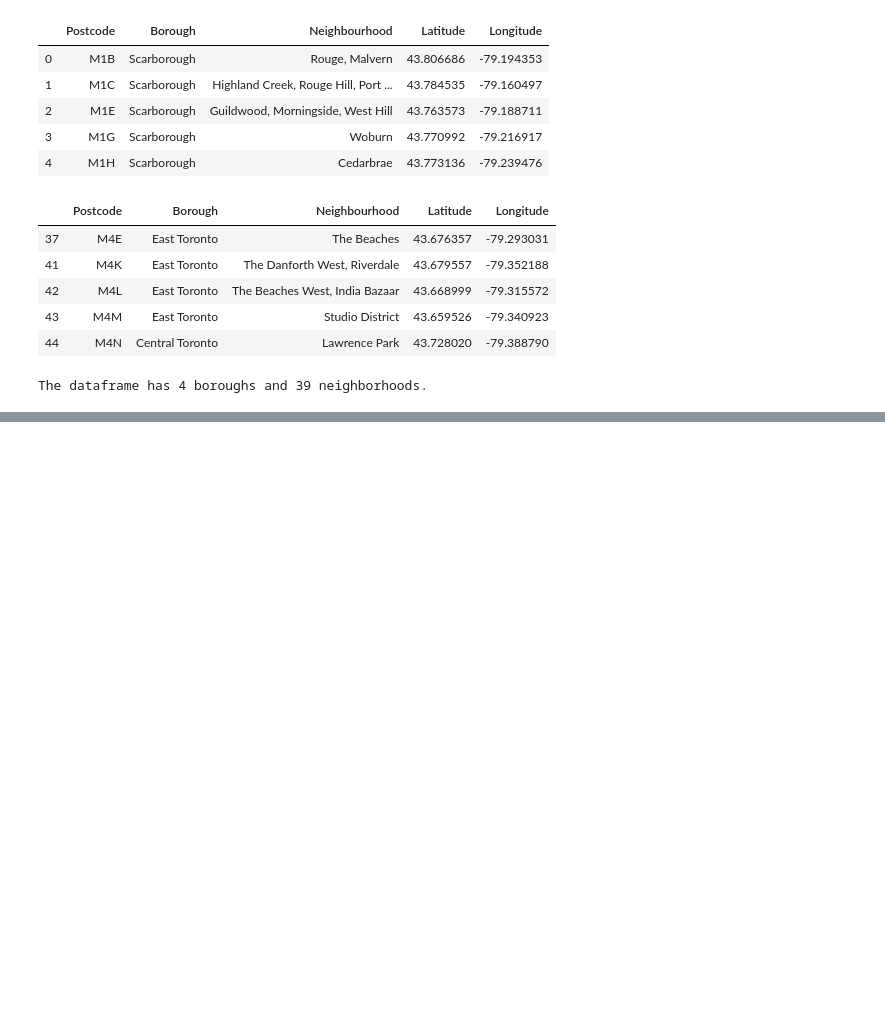
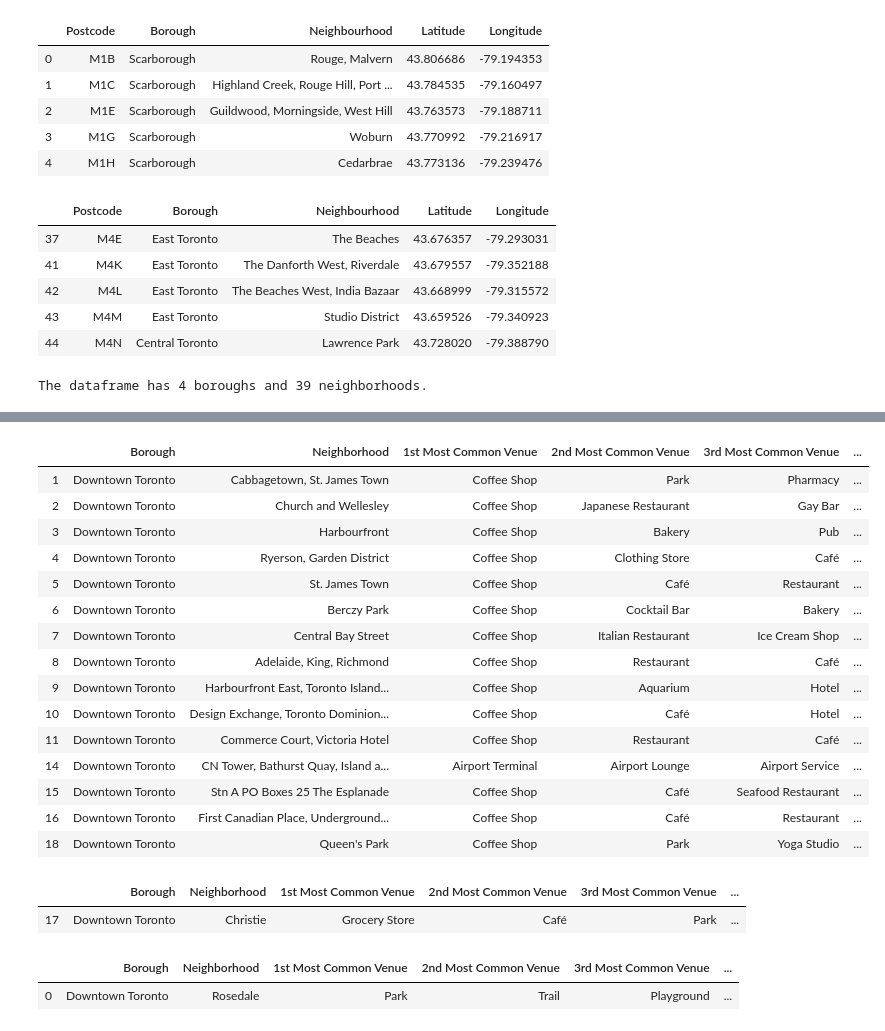
Before and after one commit to kicokicoo/Coursera_Capstone, a Jupyter notebook: The_Battle_of_Neighborhoods.ipynb, the cells around one changed output, grey strips where cells are left out. Saved outputs shown, nothing was run; the diff lists cells and outputs as text; code cells hidden in the pictures; blank space fills up the shorter version.

```diff
--- a/The_Battle_of_Neighborhoods.ipynb
+++ b/The_Battle_of_Neighborhoods.ipynb
@@ -239,0 +502,29 @@ def getNearbyVenues(names, latitudes, longitudes):
+# %%
+Alldata_merged.loc[Alldata_merged['Cluster Labels'] == 2, Alldata_merged.columns[[0] + [1] + list(range(5, Alldata_merged.shape[1]))]]
+# %% [output]
+|  | Borough | Neighborhood | 1st Most Common Venue | 2nd Most Common Venue | 3rd Most Common Venue | ... |
+| 1 | Downtown Toronto | Cabbagetown, St. James Town | Coffee Shop | Park | Pharmacy | ... |
+| 2 | Downtown Toronto | Church and Wellesley | Coffee Shop | Japanese Restaurant | Gay Bar | ... |
+| 3 | Downtown Toronto | Harbourfront | Coffee Shop | Bakery | Pub | ... |
+| 4 | Downtown Toronto | Ryerson, Garden District | Coffee Shop | Clothing Store | Café | ... |
+| 5 | Downtown Toronto | St. James Town | Coffee Shop | Café | Restaurant | ... |
+| 6 | Downtown Toronto | Berczy Park | Coffee Shop | Cocktail Bar | Bakery | ... |
+| 7 | Downtown Toronto | Central Bay Street | Coffee Shop | Italian Restaurant | Ice Cream Shop | ... |
+| 8 | Downtown Toronto | Adelaide, King, Richmond | Coffee Shop | Restaurant | Café | ... |
+| 9 | Downtown Toronto | Harbourfront East, Toronto Island... | Coffee Shop | Aquarium | Hotel | ... |
+| 10 | Downtown Toronto | Design Exchange, Toronto Dominion... | Coffee Shop | Café | Hotel | ... |
+| 11 | Downtown Toronto | Commerce Court, Victoria Hotel | Coffee Shop | Restaurant | Café | ... |
+| 14 | Downtown Toronto | CN Tower, Bathurst Quay, Island a... | Airport Terminal | Airport Lounge | Airport Service | ... |
+| 15 | Downtown Toronto | Stn A PO Boxes 25 The Esplanade | Coffee Shop | Café | Seafood Restaurant | ... |
+| 16 | Downtown Toronto | First Canadian Place, Underground... | Coffee Shop | Café | Restaurant | ... |
+| 18 | Downtown Toronto | Queen's Park | Coffee Shop | Park | Yoga Studio | ... |
+# %%
+Alldata_merged.loc[Alldata_merged['Cluster Labels'] == 3, Alldata_merged.columns[[0] + [1] + list(range(5, Alldata_merged.shape[1]))]]
+# %% [output]
+|  | Borough | Neighborhood | 1st Most Common Venue | 2nd Most Common Venue | 3rd Most Common Venue | ... |
+| 17 | Downtown Toronto | Christie | Grocery Store | Café | Park | ... |
+# %%
+Alldata_merged.loc[Alldata_merged['Cluster Labels'] == 4, Alldata_merged.columns[[0] + [1] + list(range(5, Alldata_merged.shape[1]))]]
+# %% [output]
+|  | Borough | Neighborhood | 1st Most Common Venue | 2nd Most Common Venue | 3rd Most Common Venue | ... |
+| 0 | Downtown Toronto | Rosedale | Park | Trail | Playground | ... |
```
Also changed, not shown: parts of 42 cells of this notebook, 2 other files.
